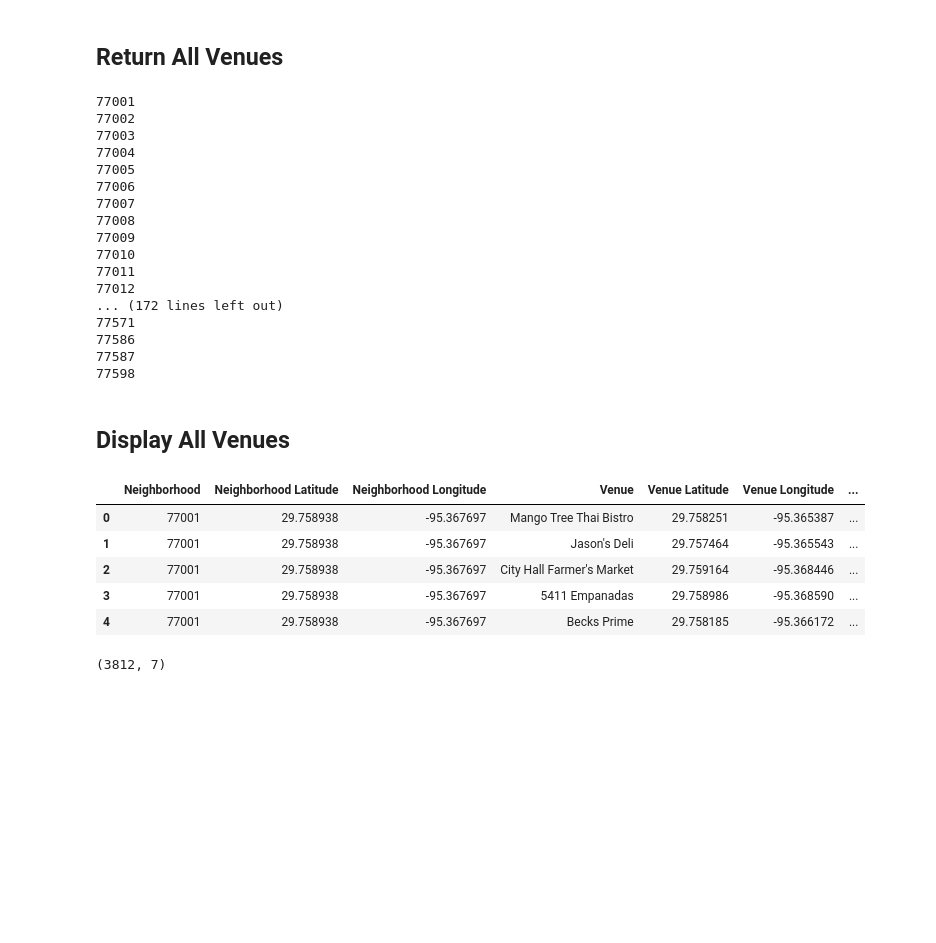
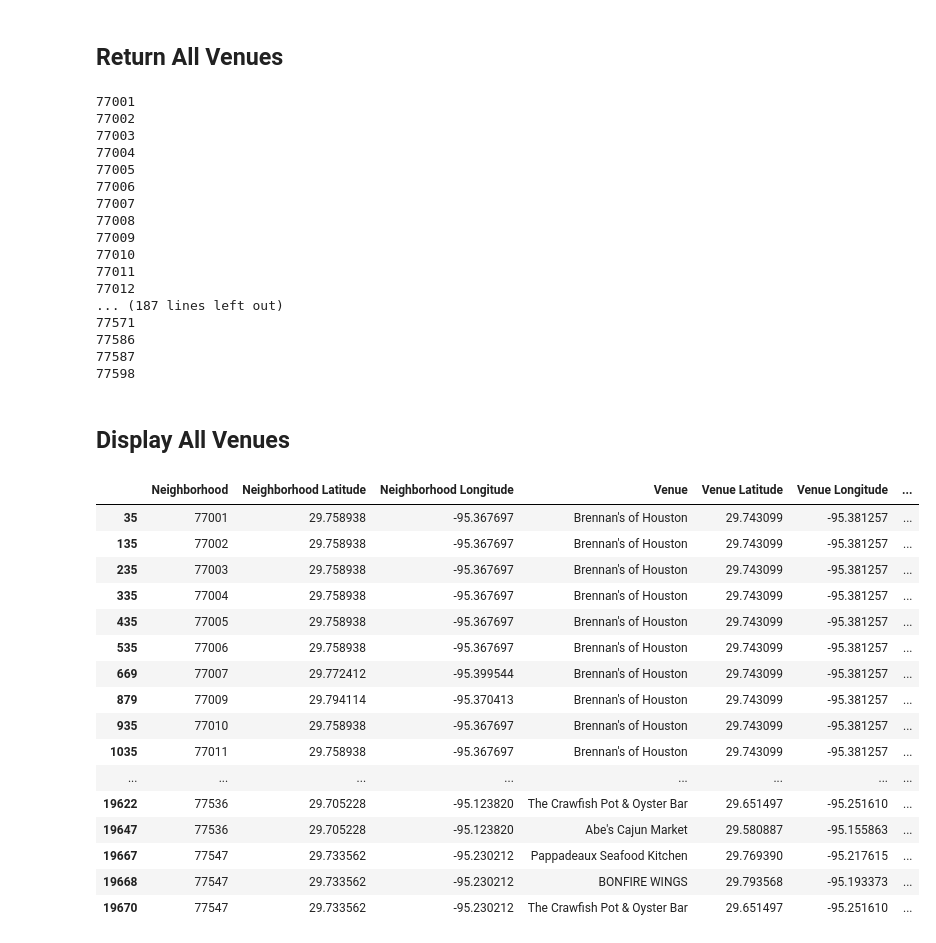
Before and after one commit to Jmangelo1989/Coursera_Capstone, a Jupyter notebook: Final Capstone Project: Part 2.ipynb, the cells around one changed output. Saved outputs shown, nothing was run; the diff lists cells and outputs as text; code cells hidden in the pictures; blank space fills up the shorter version.

```diff
--- a/Final Capstone Project: Part 2.ipynb
+++ b/Final Capstone Project: Part 2.ipynb
@@ -156,7 +143,7 @@ LIMIT = 100 # A default Foursquare API limit value
 # %% [markdown]
 ## Call API
 # %%
-def getNearbyVenues(names, latitudes, longitudes, radius=500):
+def getNearbyVenues(names, latitudes, longitudes, radius=20000):
 
     venues_list=[]
     for name, lat, lng in zip(names, latitudes, longitudes):
@@ -215,23 +202,32 @@ houston_venues = getNearbyVenues(names=data['Zip'],
 77010
 77011
 77012
-... (172 lines left out)
+... (187 lines left out)
 77571
 77586
 77587
 77598
 # %% [markdown]
 ## Display All Venues
-# %%
-houston_venues.head()
-# %% [output]
-|  | Neighborhood | Neighborhood Latitude | Neighborhood Longitude | Venue | Venue Latitude | Venue Longitude | ... |
-| 0 | 77001 | 29.758938 | -95.367697 | Mango Tree Thai Bistro | 29.758251 | -95.365387 | ... |
-| 1 | 77001 | 29.758938 | -95.367697 | Jason's Deli | 29.757464 | -95.365543 | ... |
-| 2 | 77001 | 29.758938 | -95.367697 | City Hall Farmer's Market | 29.759164 | -95.368446 | ... |
-| 3 | 77001 | 29.758938 | -95.367697 | 5411 Empanadas | 29.758986 | -95.368590 | ... |
-| 4 | 77001 | 29.758938 | -95.367697 | Becks Prime | 29.758185 | -95.366172 | ... |
-# %%
-houston_venues.shape
-# %% [output]
-(3812, 7)
+# %%
+#houston_cajun =houston_venues.loc[houston_venues['Venue Category'] == "Cajun / Creole Restaurant"]
+data = houston_venues[houston_venues['Venue Category'].isin(['Seafood Restaurant', 'Cajun / Creole Restaurant']) ]
+data
+# %% [output]
+|  | Neighborhood | Neighborhood Latitude | Neighborhood Longitude | Venue | Venue Latitude | Venue Longitude | ... |
+| 35 | 77001 | 29.758938 | -95.367697 | Brennan's of Houston | 29.743099 | -95.381257 | ... |
+| 135 | 77002 | 29.758938 | -95.367697 | Brennan's of Houston | 29.743099 | -95.381257 | ... |
+| 235 | 77003 | 29.758938 | -95.367697 | Brennan's of Houston | 29.743099 | -95.381257 | ... |
+| 335 | 77004 | 29.758938 | -95.367697 | Brennan's of Houston | 29.743099 | -95.381257 | ... |
+| 435 | 77005 | 29.758938 | -95.367697 | Brennan's of Houston | 29.743099 | -95.381257 | ... |
+| 535 | 77006 | 29.758938 | -95.367697 | Brennan's of Houston | 29.743099 | -95.381257 | ... |
+| 669 | 77007 | 29.772412 | -95.399544 | Brennan's of Houston | 29.743099 | -95.381257 | ... |
+| 879 | 77009 | 29.794114 | -95.370413 | Brennan's of Houston | 29.743099 | -95.381257 | ... |
+| 935 | 77010 | 29.758938 | -95.367697 | Brennan's of Houston | 29.743099 | -95.381257 | ... |
+| 1035 | 77011 | 29.758938 | -95.367697 | Brennan's of Houston | 29.743099 | -95.381257 | ... |
+| ... | ... | ... | ... | ... | ... | ... | ... |
+| 19622 | 77536 | 29.705228 | -95.123820 | The Crawfish Pot & Oyster Bar | 29.651497 | -95.251610 | ... |
+| 19647 | 77536 | 29.705228 | -95.123820 | Abe's Cajun Market | 29.580887 | -95.155863 | ... |
+| 19667 | 77547 | 29.733562 | -95.230212 | Pappadeaux Seafood Kitchen | 29.769390 | -95.217615 | ... |
+| 19668 | 77547 | 29.733562 | -95.230212 | BONFIRE WINGS | 29.793568 | -95.193373 | ... |
+| 19670 | 77547 | 29.733562 | -95.230212 | The Crawfish Pot & Oyster Bar | 29.651497 | -95.251610 | ... |
```
Also changed, not shown: parts of 7 cells of this notebook.
